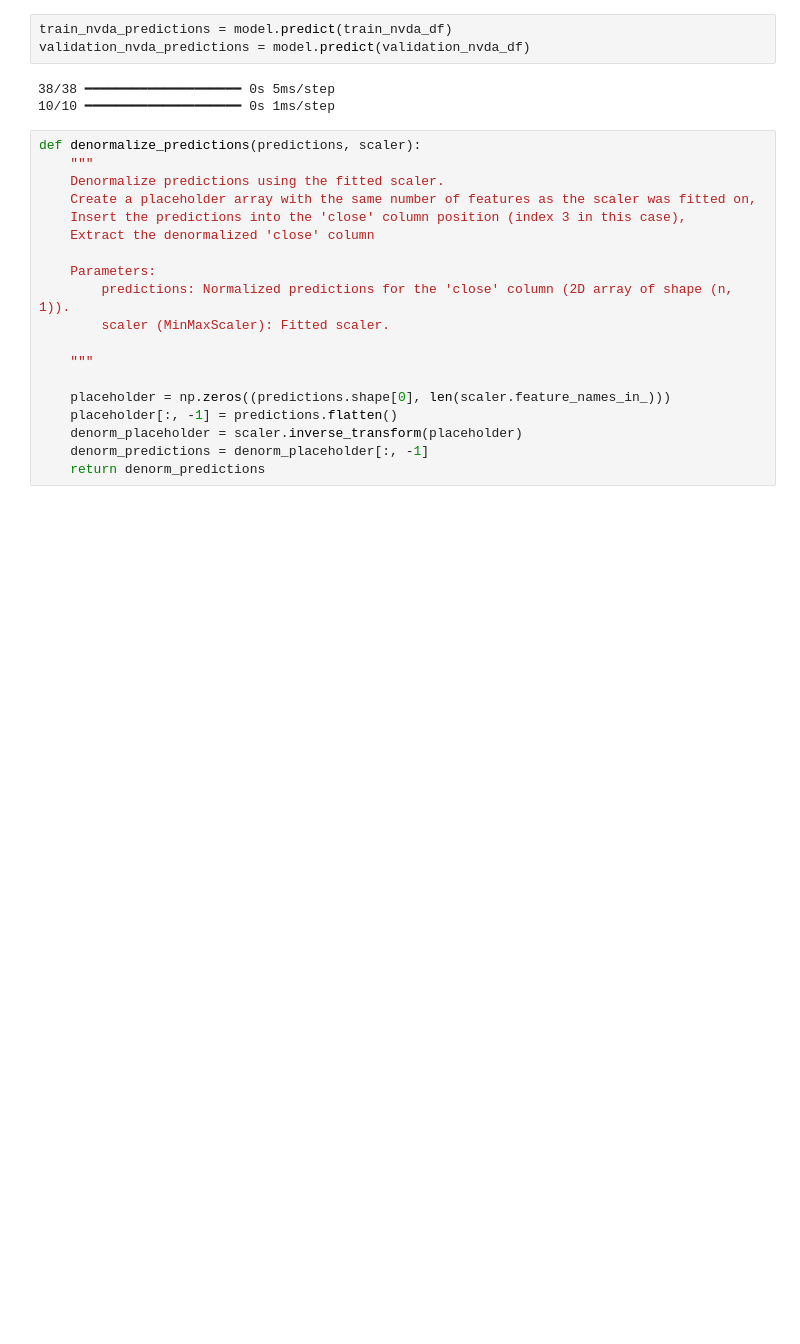
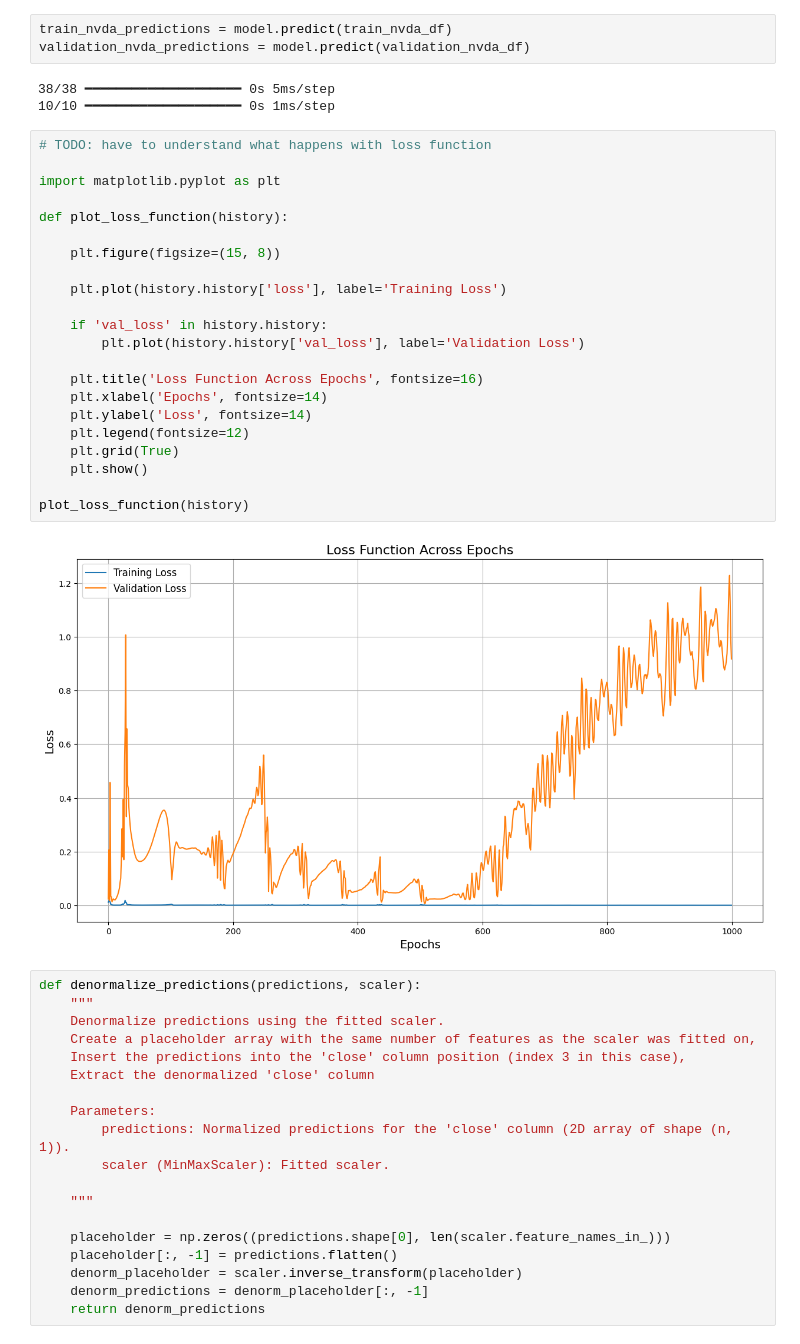
Before and after one commit to kakubicki/stock-forecast, a Jupyter notebook: stock_forecast.ipynb, the cells around one changed output. Cells and saved outputs as stored; diff of their text form; blank space fills up the shorter version.

```diff
--- a/stock_forecast.ipynb
+++ b/stock_forecast.ipynb
@@ -370,6 +369,30 @@ validation_nvda_predictions = model.predict(validation_nvda_df)
 # %% [output]
 38/38 ━━━━━━━━━━━━━━━━━━━━ 0s 5ms/step
 10/10 ━━━━━━━━━━━━━━━━━━━━ 0s 1ms/step
+# %%
+# TODO: have to understand what happens with loss function
+
+import matplotlib.pyplot as plt
+
+def plot_loss_function(history):
+
+    plt.figure(figsize=(15, 8))
+
+    plt.plot(history.history['loss'], label='Training Loss')
+
+    if 'val_loss' in history.history:
+        plt.plot(history.history['val_loss'], label='Validation Loss')
+
+    plt.title('Loss Function Across Epochs', fontsize=16)
+    plt.xlabel('Epochs', fontsize=14)
+    plt.ylabel('Loss', fontsize=14)
+    plt.legend(fontsize=12)
+    plt.grid(True)
+    plt.show()
+
+plot_loss_function(history)
+# %% [output]
+[figure, added]
 # %%
 def denormalize_predictions(predictions, scaler):
     """
```
Also changed, not shown: parts of 6 cells of this notebook.
